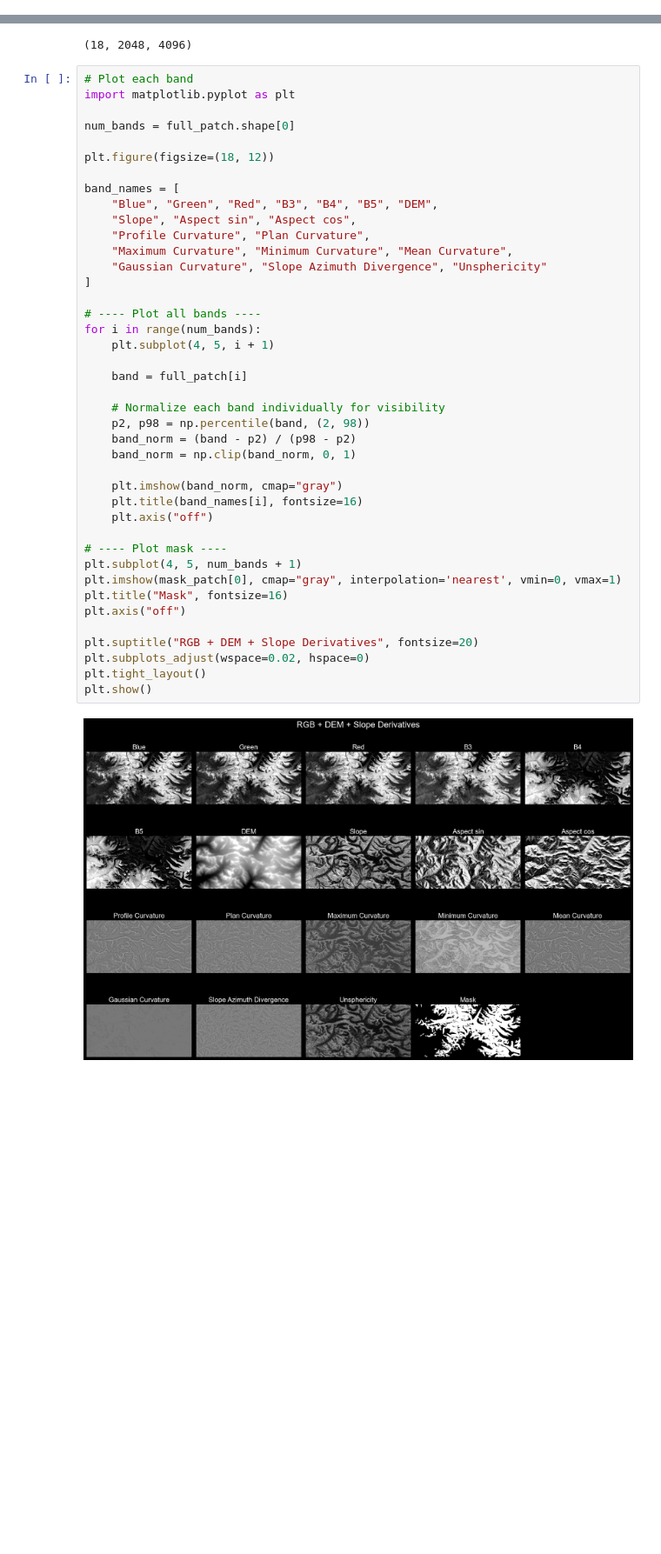
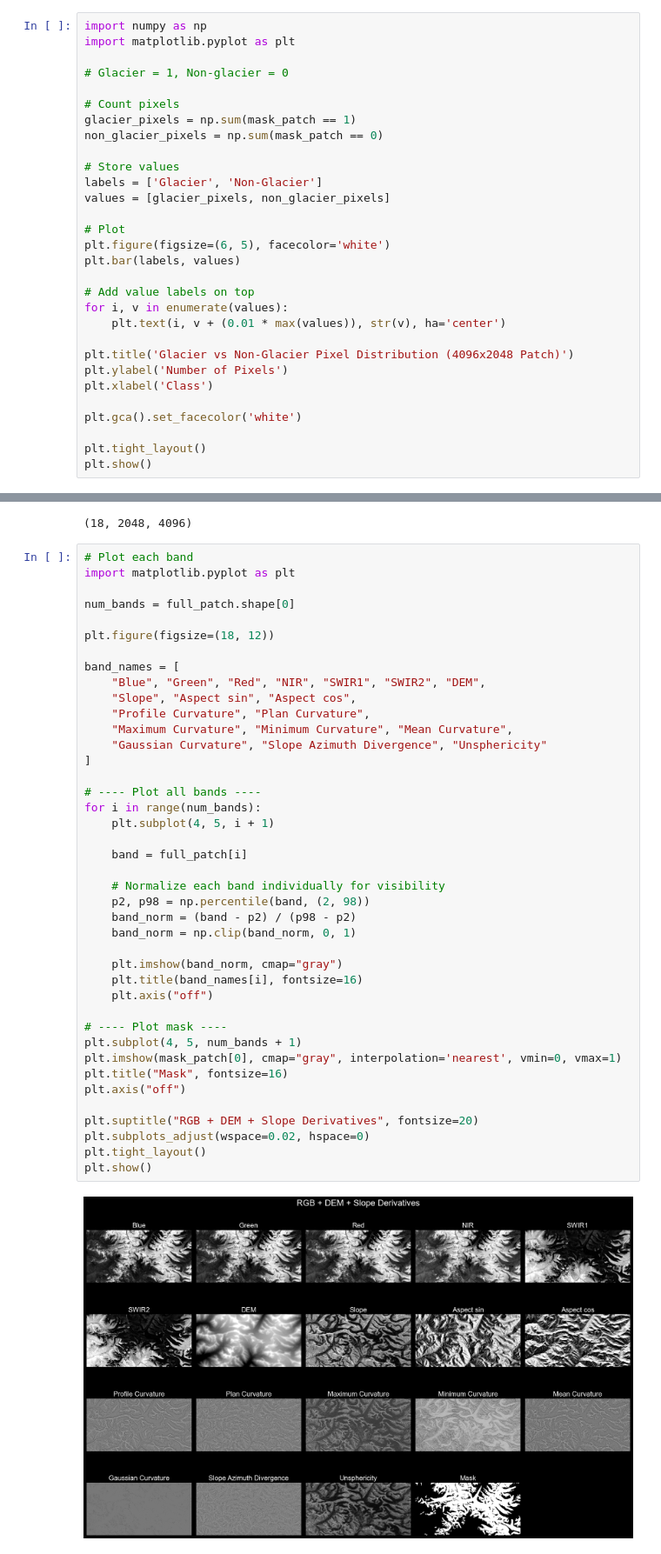
Before and after one commit to ashirbad23/MB-U-Net, a Jupyter notebook: preprocessing/Data_Visuals.ipynb, the cells around one changed output, grey strips where cells are left out. Shown at 87% size. Cells and saved outputs as stored; diff of their text form; blank space fills up the shorter version.

```diff
--- a/preprocessing/Data_Visuals.ipynb
+++ b/preprocessing/Data_Visuals.ipynb
@@ -94,3 +96,33 @@ plt.axis("off")
 plt.show()
 # %% [output]
 [figure]
+# %%
+import numpy as np
+import matplotlib.pyplot as plt
+
+# Glacier = 1, Non-glacier = 0
+
+# Count pixels
+glacier_pixels = np.sum(mask_patch == 1)
+non_glacier_pixels = np.sum(mask_patch == 0)
+
+# Store values
+labels = ['Glacier', 'Non-Glacier']
+values = [glacier_pixels, non_glacier_pixels]
+
+# Plot
+plt.figure(figsize=(6, 5), facecolor='white')
+plt.bar(labels, values)
+
+# Add value labels on top
+for i, v in enumerate(values):
+    plt.text(i, v + (0.01 * max(values)), str(v), ha='center')
+
+plt.title('Glacier vs Non-Glacier Pixel Distribution (4096x2048 Patch)')
+plt.ylabel('Number of Pixels')
+plt.xlabel('Class')
+
+plt.gca().set_facecolor('white')
+
+plt.tight_layout()
+plt.show()
@@ -123,37 +157,37 @@ num_bands = full_patch.shape[0]
 plt.figure(figsize=(18, 12))
 
 band_names = [
-    "Blue", "Green", "Red", "B3", "B4", "B5", "DEM",
+    "Blue", "Green", "Red", "NIR", "SWIR1", "SWIR2", "DEM",
     "Slope", "Aspect sin", "Aspect cos",
     "Profile Curvature", "Plan Curvature",
     "Maximum Curvature", "Minimum Curvature", "Mean Curvature",
     "Gaussian Curvature", "Slope Azimuth Divergence", "Unsphericity"
 ]
 
 # ---- Plot all bands ----
 for i in range(num_bands):
     plt.subplot(4, 5, i + 1)
 
     band = full_patch[i]
 
     # Normalize each band individually for visibility
     p2, p98 = np.percentile(band, (2, 98))
     band_norm = (band - p2) / (p98 - p2)
     band_norm = np.clip(band_norm, 0, 1)
 
     plt.imshow(band_norm, cmap="gray")
     plt.title(band_names[i], fontsize=16)
     plt.axis("off")
 
 # ---- Plot mask ----
 plt.subplot(4, 5, num_bands + 1)
 plt.imshow(mask_patch[0], cmap="gray", interpolation='nearest', vmin=0, vmax=1)
 plt.title("Mask", fontsize=16)
 plt.axis("off")
 
 plt.suptitle("RGB + DEM + Slope Derivatives", fontsize=20)
 plt.subplots_adjust(wspace=0.02, hspace=0)
 plt.tight_layout()
 plt.show()
 # %% [output]
-[figure, old version]
+[figure, new version]
```
Also changed, not shown: parts of 3 cells of this notebook, 3 other files.
